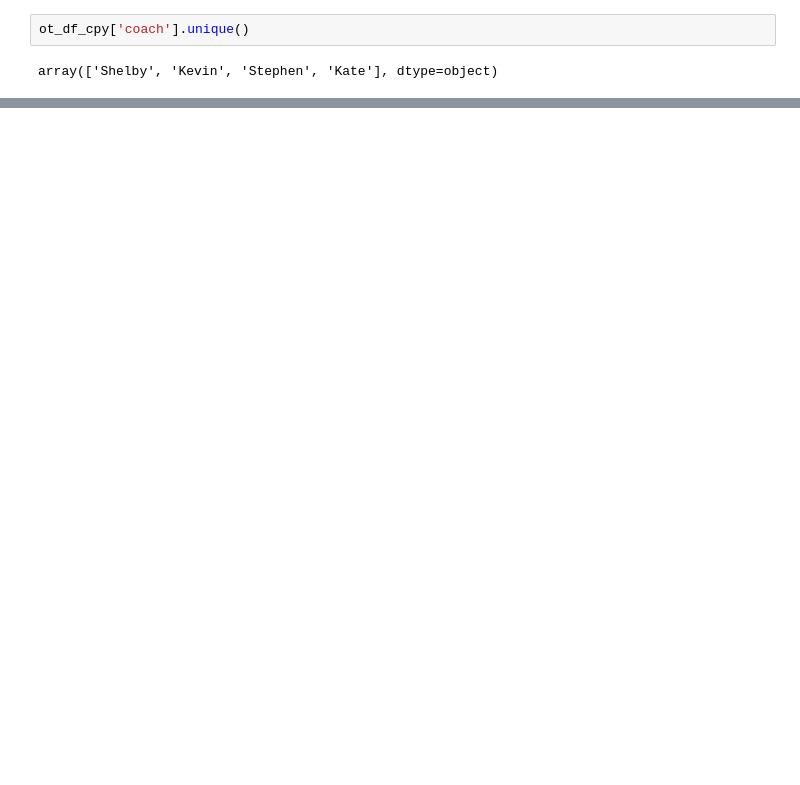
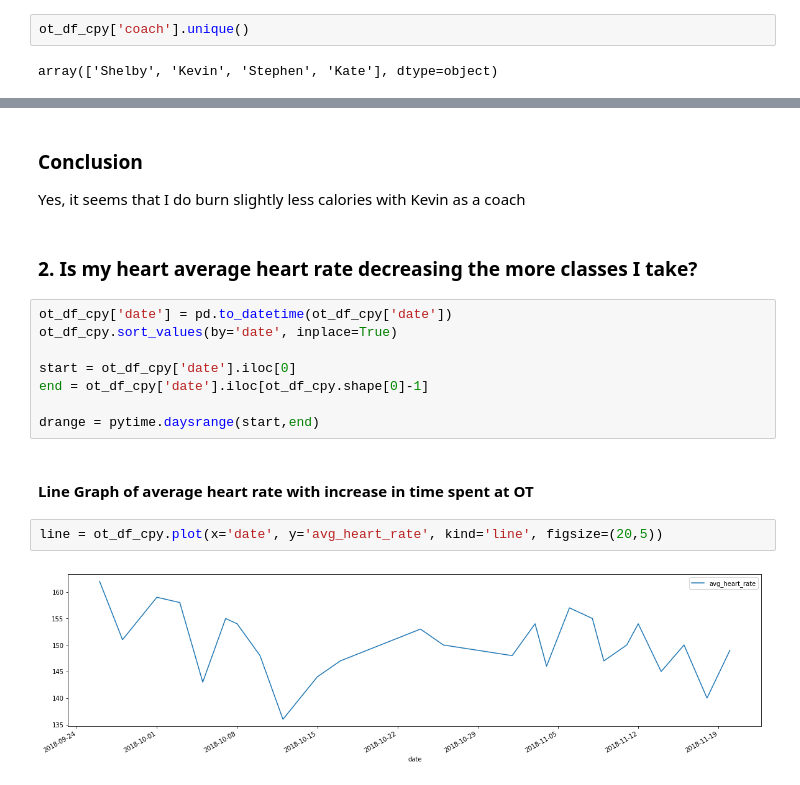
Before and after one commit to alabianca/OT_Reportv2, a Jupyter notebook: Untitled.ipynb, the cells around one changed output, grey strips where cells are left out. Cells and saved outputs as stored; diff of their text form; blank space fills up the shorter version.

```diff
--- a/Untitled.ipynb
+++ b/Untitled.ipynb
@@ -86,0 +90,19 @@ AttributeError: 'Series' object has no attribute 'sort'
+# %% [markdown]
+### Conclusion
+Yes, it seems that I do burn slightly less calories with Kevin as a coach
+# %% [markdown]
+### 2. Is my heart average heart rate decreasing the more classes I take?
+# %%
+ot_df_cpy['date'] = pd.to_datetime(ot_df_cpy['date'])
+ot_df_cpy.sort_values(by='date', inplace=True)
+
+start = ot_df_cpy['date'].iloc[0]
+end = ot_df_cpy['date'].iloc[ot_df_cpy.shape[0]-1]
+
+drange = pytime.daysrange(start,end)
+# %% [markdown]
+#### Line Graph of average heart rate with increase in time spent at OT
+# %%
+line = ot_df_cpy.plot(x='date', y='avg_heart_rate', kind='line', figsize=(20,5))
+# %% [output]
+[figure, added]
```
Also changed, not shown: parts of 25 cells of this notebook.
